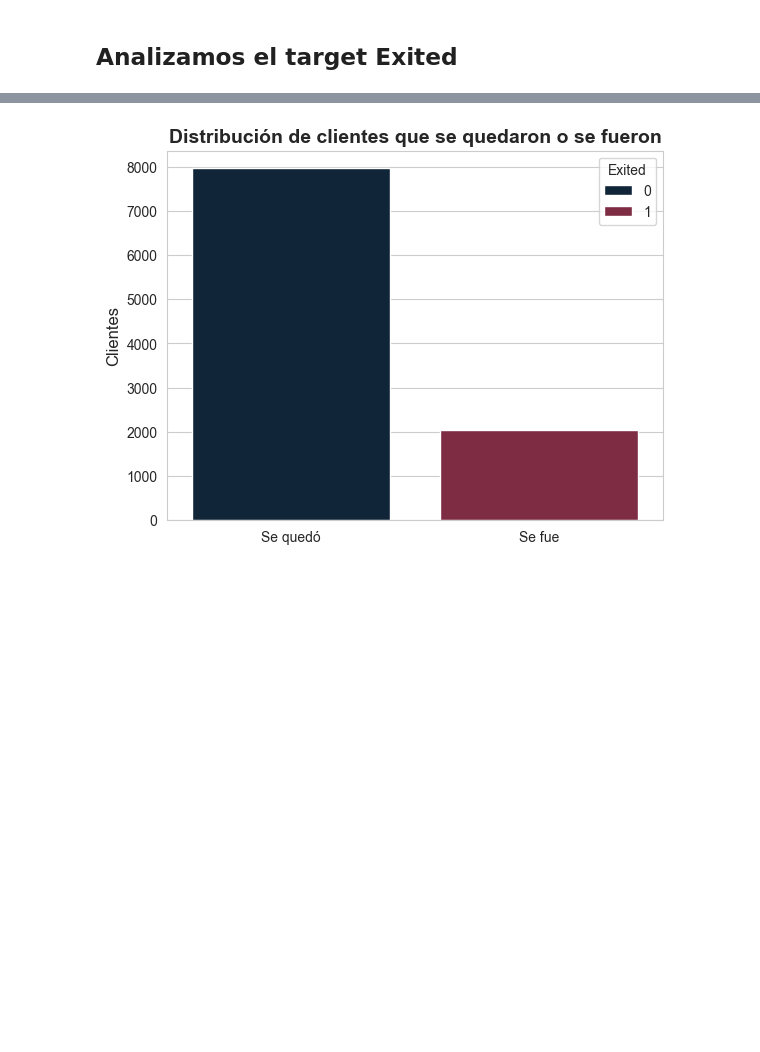
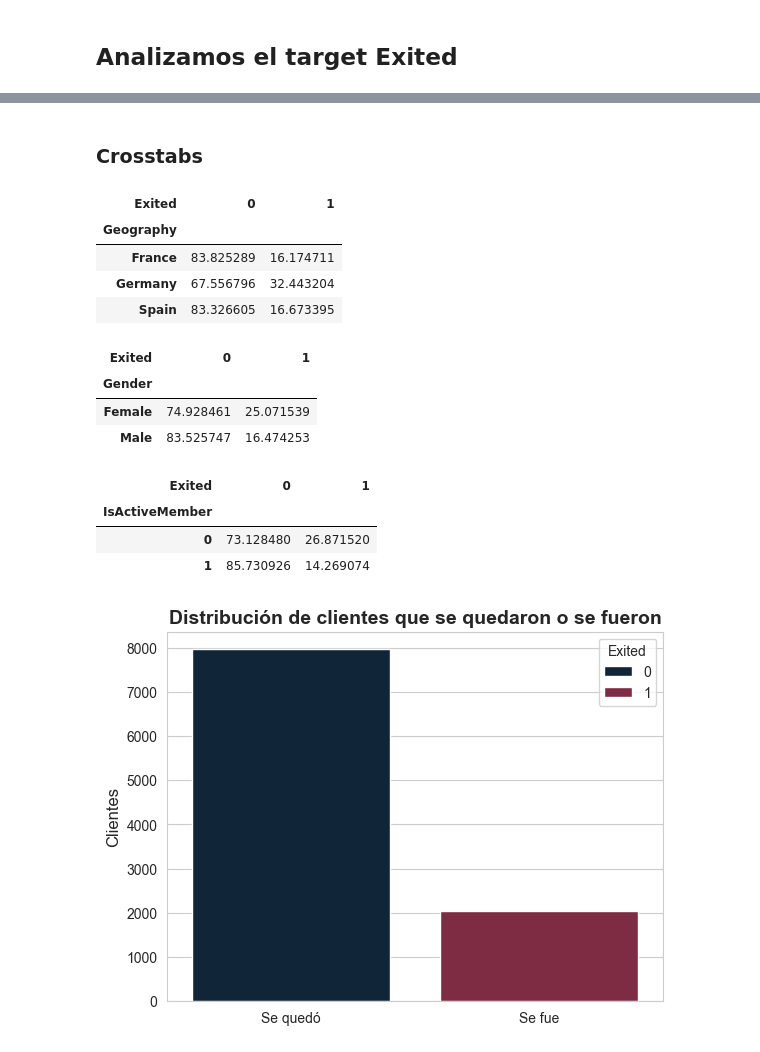
Before and after one commit to AlvaroMF02/Proyecto-Master-DataScience-Evolve-AlvaroMartinez, a Jupyter notebook: notebooks/01_eda.ipynb, the cells around one changed output, grey strips where cells are left out. Saved outputs shown, nothing was run; the diff lists cells and outputs as text; code cells hidden in the pictures; blank space fills up the shorter version.

```diff
--- a/notebooks/01_eda.ipynb
+++ b/notebooks/01_eda.ipynb
@@ -155,0 +181,39 @@ Name: proportion, dtype: float64
+# %% [markdown]
+### Crosstabs
+# %%
+# Churn por pais
+pd.crosstab(
+    df["Geography"],
+    df["Exited"],
+    normalize="index"
+) * 100
+# %% [output]
+| Exited | 0 | 1 |
+| Geography |  |  |
+| France | 83.825289 | 16.174711 |
+| Germany | 67.556796 | 32.443204 |
+| Spain | 83.326605 | 16.673395 |
+# %%
+# Churn por género
+pd.crosstab(
+    df["Gender"],
+    df["Exited"],
+    normalize="index"
+) * 100
+# %% [output]
+| Exited | 0 | 1 |
+| Gender |  |  |
+| Female | 74.928461 | 25.071539 |
+| Male | 83.525747 | 16.474253 |
+# %%
+# Churn por actividad
+pd.crosstab(
+    df["IsActiveMember"],
+    df["Exited"],
+    normalize="index"
+) * 100
+# %% [output]
+| Exited | 0 | 1 |
+| IsActiveMember |  |  |
+| 0 | 73.128480 | 26.871520 |
+| 1 | 85.730926 | 14.269074 |
```
Also changed, not shown: parts of 17 cells of this notebook, 1 other file.
